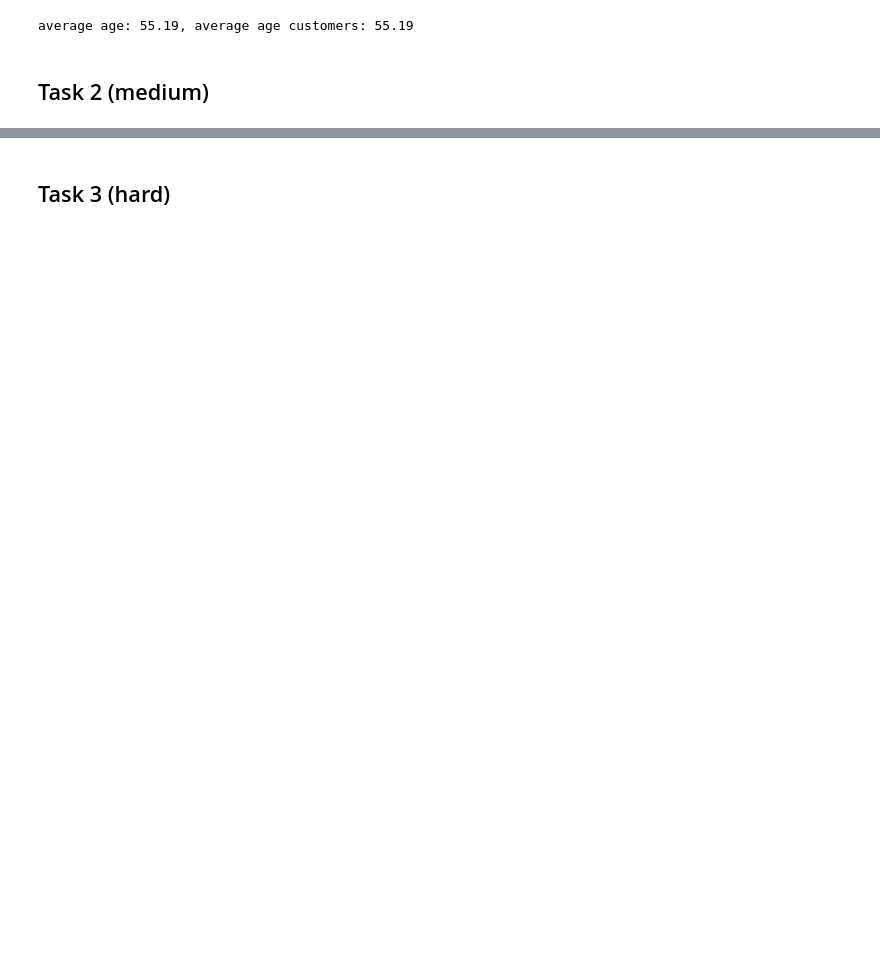
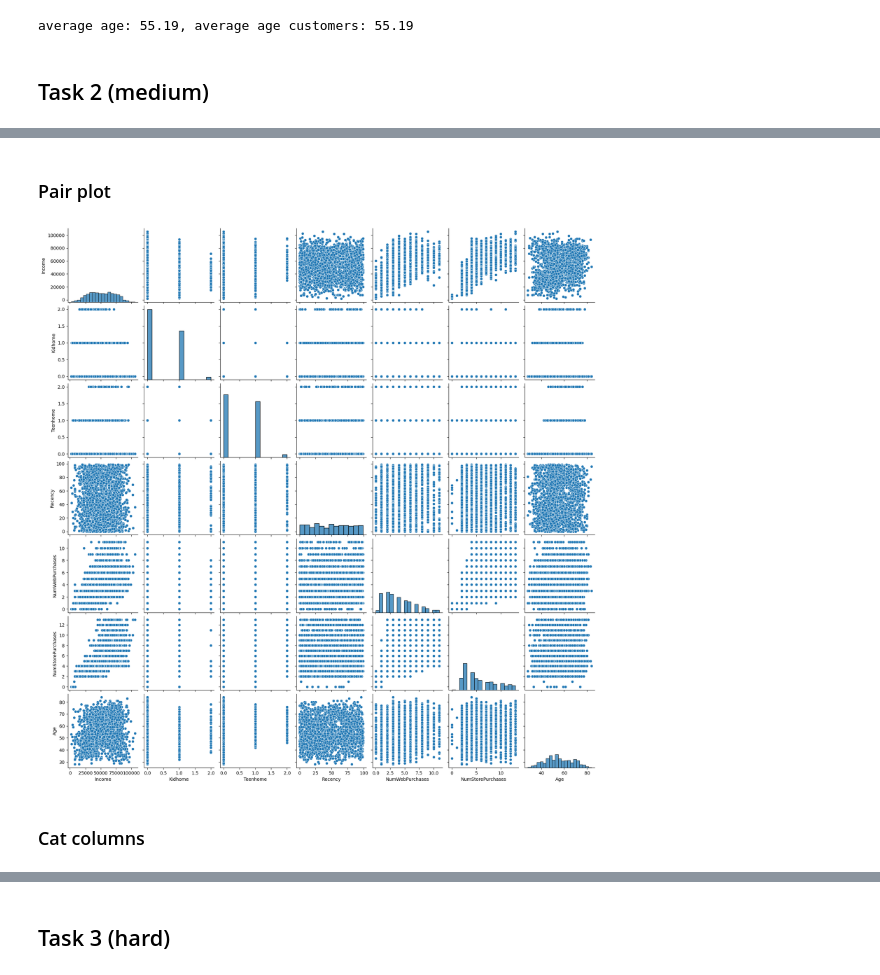
Before and after one commit to litvinovmitch11/HSE-ML-COURSE, a Jupyter notebook: notebooks/02-homework.ipynb, the cells around one changed output, grey strips where cells are left out. Drawn from its saved outputs; the diff is of its cells as text; code cells hidden in the pictures; blank space fills up the shorter version.

```diff
--- a/notebooks/02-homework.ipynb
+++ b/notebooks/02-homework.ipynb
@@ -87,0 +121,9 @@ fig.show()
+# %% [markdown]
+### Pair plot
+# %%
+sns.pairplot(prepare_data[num_columns])
+None
+# %% [output]
+[figure, added]
+# %% [markdown]
+### Cat columns
```
Also changed, not shown: parts of 21 cells of this notebook.
